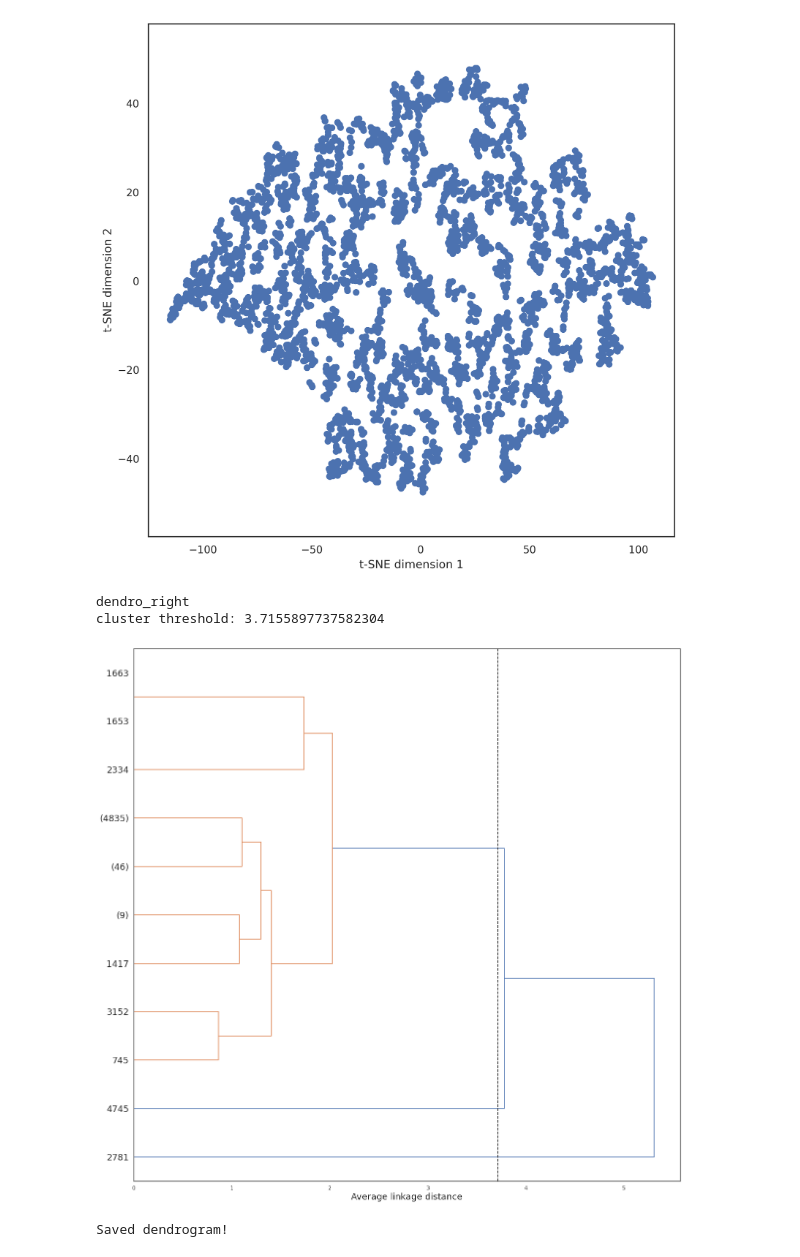
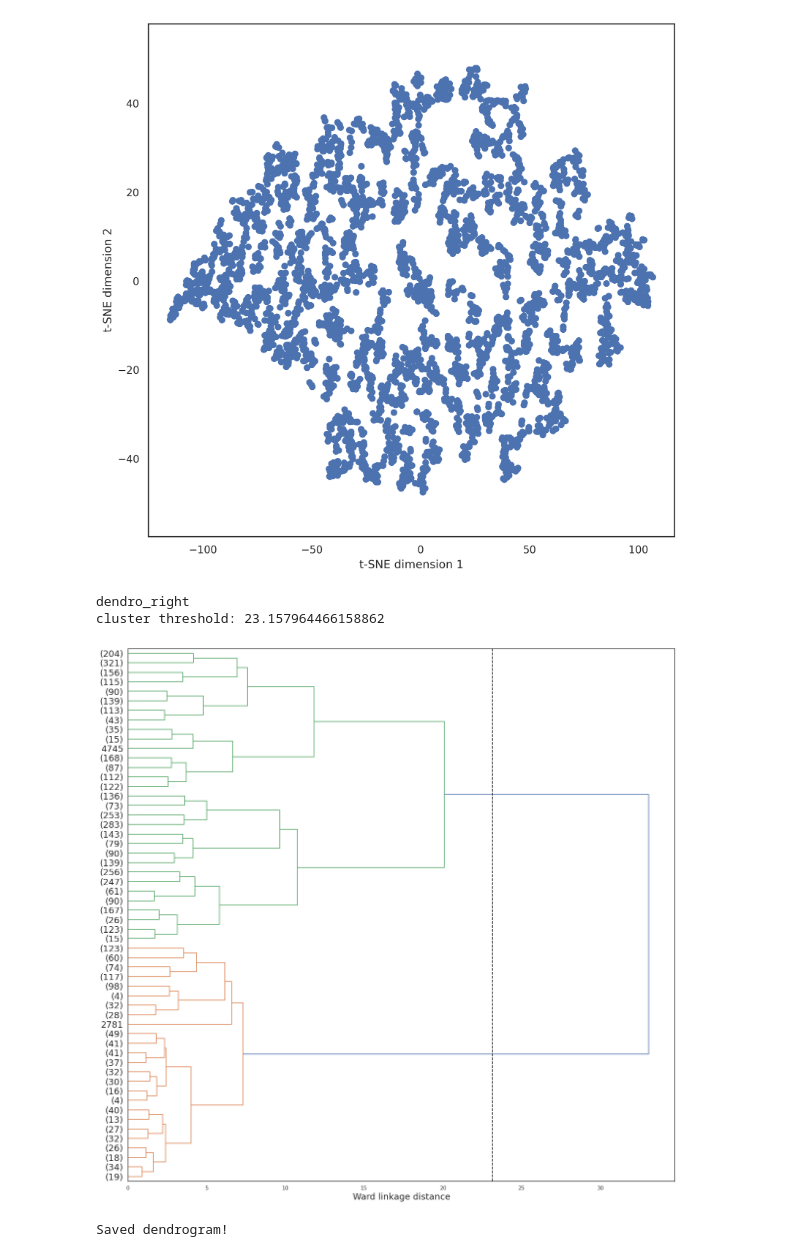
Before and after one commit to jhaber-zz/cluster-wine, a Jupyter notebook: code/clustering.ipynb, the cells around one changed output. Drawn from its saved outputs; the diff is of its cells as text; code cells hidden in the pictures.

```diff
--- a/code/clustering.ipynb
+++ b/code/clustering.ipynb
@@ -330,22 +242,3 @@ plt.ylim(y_coords.min()-10, y_coords.max()+10)
 plt.show()
 # %% [output]
 [figure]
-# %%
-mds = MDS(n_components=2,
-          dissimilarity='euclidean',
-          random_state=seed,
-          normalized_stress='auto')
-
-pos = mds.fit_transform(X)  # shape (n_components, n_samples)
-x_coords, y_coords = pos[:, 0], pos[:, 1]
-
-# display scatter plot
-fig, ax = plt.subplots(figsize=(20,20), dpi=300)
-ax.scatter(x_coords, y_coords, alpha=1, color='b')
-
-#for x, y in zip(x_coords, y_coords):
-#    plt.scatter(x, y)
-
-plt.xlim(x_coords.min()-10, x_coords.max()+10)
-plt.ylim(y_coords.min()-10, y_coords.max()+10)
-plt.show()
@@ -751,22 +733,22 @@ Text(0, 0.5, 't-SNE dimension 2')
 # %%
 ## WHITE: Do hierarchical clustering and display dendrogram
 orientation = 'right' # define dendrogram orientation: labels below ('top') or to left ('right') of dendrogram
 models_dir = '../models/'
 output_dir = '../output/'
 
 hierarchical = make_dendrogram(X_white_norm, y_white,
-                               linkage = 'average',
-                               metric = 'l2',
+                               linkage = 'ward',
+                               metric = 'euclidean',
                                n_clusters=None,
                                distance_threshold=0,
                                levels=5,
                                orientation = orientation,
                                save_plot = True,
                                fontsize = 18)
 
 print("Saved dendrogram!")
 # %% [output]
 dendro_right
-cluster threshold: 3.7155897737582304
+cluster threshold: 23.157964466158862
-[figure, old version]
+[figure, new version]
 Saved dendrogram!
```
Also changed, not shown: parts of 17 cells of this notebook.
